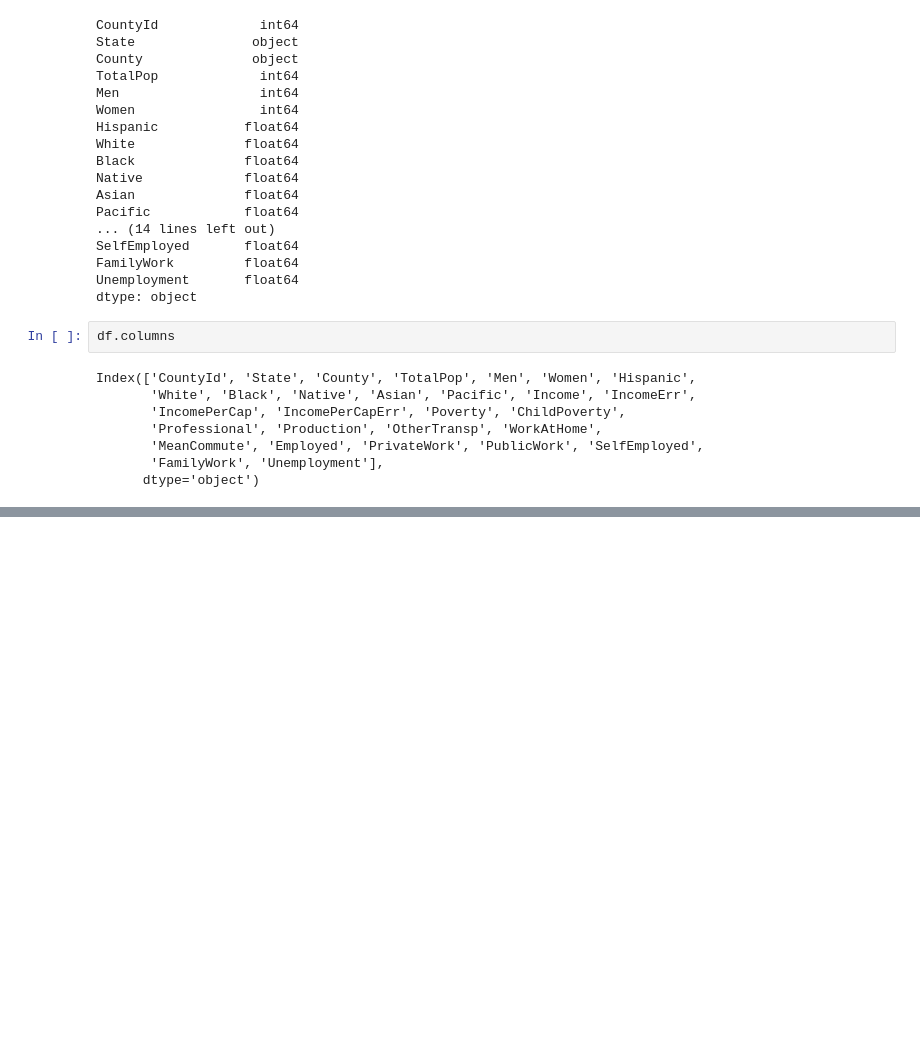
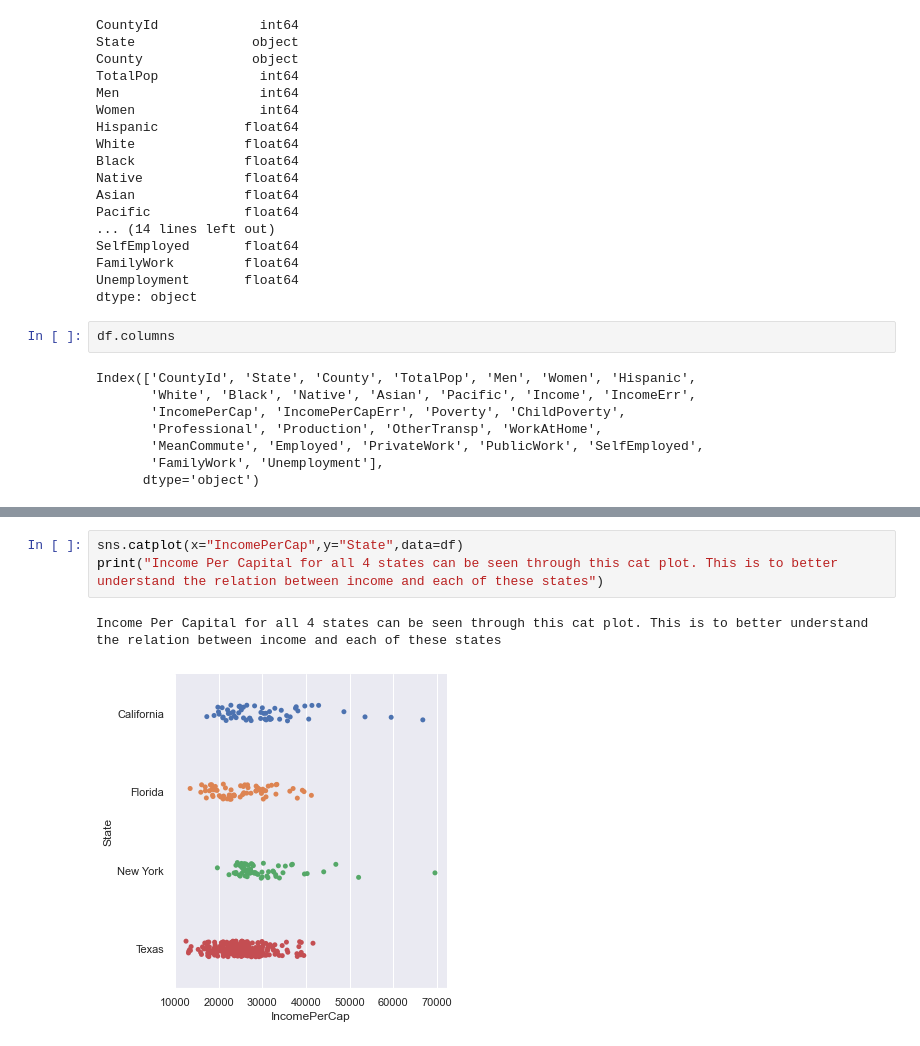
Before and after one commit to data301-2020-winter2/course-project-group_1026, a Jupyter notebook: analysis/Ahad/Milestone2.ipynb, the cells around one changed output, grey strips where cells are left out. Cells and saved outputs as stored; diff of their text form; blank space fills up the shorter version.

```diff
--- a/analysis/Ahad/Milestone2.ipynb
+++ b/analysis/Ahad/Milestone2.ipynb
@@ -72,0 +90,6 @@ Index(['CountyId', 'State', 'County', 'TotalPop', 'Men', 'Women', 'Hispanic',
+# %%
+sns.catplot(x="IncomePerCap",y="State",data=df)
+print("Income Per Capital for all 4 states can be seen through this cat plot. This is to better understand the relation between income and each of these states")
+# %% [output]
+Income Per Capital for all 4 states can be seen through this cat plot. This is to better understand the relation between income and each of these states
+[figure, added]
```
Also changed, not shown: parts of 6 cells of this notebook, 3 other files.
